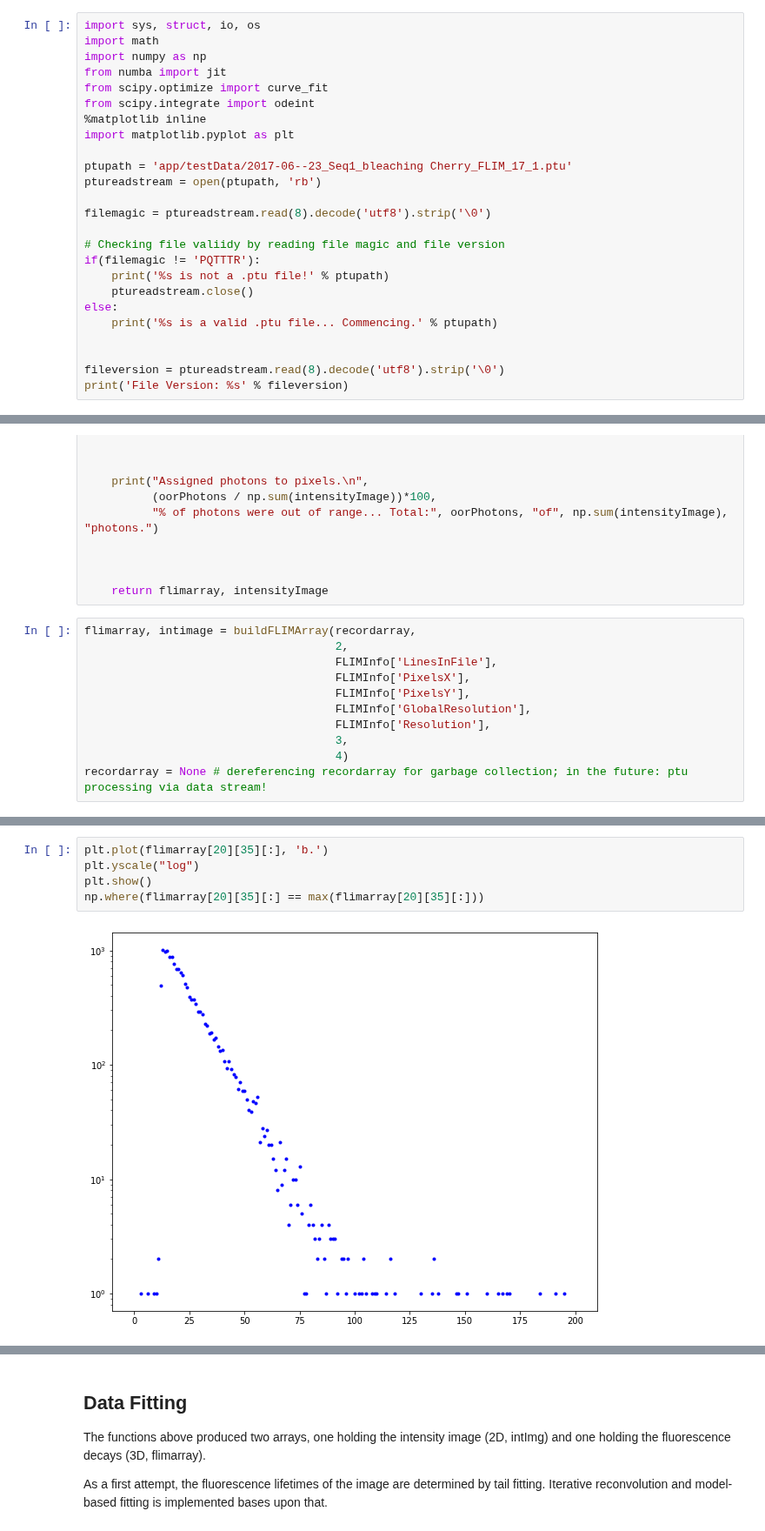
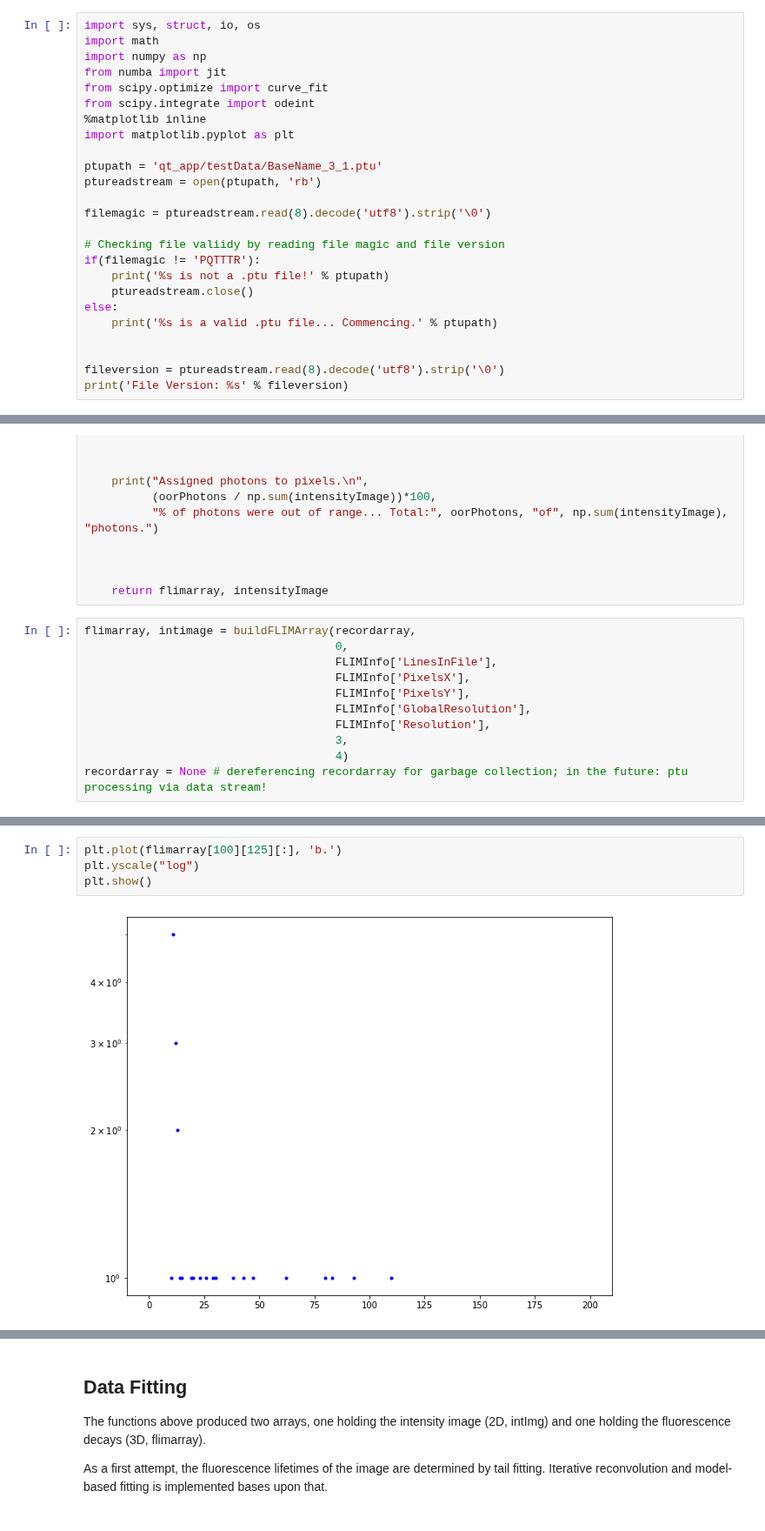
Before and after one commit to Tomkaehst/PhasorFLIM, a Jupyter notebook: PicoQuant PTU Decoding and Fitting.ipynb, the cells around one changed output, grey strips where cells are left out. Shown at 87% size. Saved outputs shown, nothing was run; the diff lists cells and outputs as text.

```diff
--- a/PicoQuant PTU Decoding and Fitting.ipynb
+++ b/PicoQuant PTU Decoding and Fitting.ipynb
@@ -27,7 +27,7 @@ from scipy.integrate import odeint
 %matplotlib inline
 import matplotlib.pyplot as plt
 
-ptupath = 'app/testData/2017-06--23_Seq1_bleaching Cherry_FLIM_17_1.ptu'
+ptupath = 'qt_app/testData/BaseName_3_1.ptu'
 ptureadstream = open(ptupath, 'rb')
 
 filemagic = ptureadstream.read(8).decode('utf8').strip('\0')
@@ -474,7 +474,7 @@ def buildFLIMArray(recordarray, channel, linesinfile, pixelsx, pixelsy, globRes,
     return flimarray, intensityImage
 # %%
 flimarray, intimage = buildFLIMArray(recordarray,
-                                     2,
+                                     0,
                                      FLIMInfo['LinesInFile'],
                                      FLIMInfo['PixelsX'],
                                      FLIMInfo['PixelsY'],
@@ -495,7 +496,6 @@ plt.imshow(intimage, cmap = "gray")
 # %%
-plt.plot(flimarray[20][35][:], 'b.')
+plt.plot(flimarray[100][125][:], 'b.')
 plt.yscale("log")
 plt.show()
-np.where(flimarray[20][35][:] == max(flimarray[20][35][:]))
 # %% [output]
-[figure, old version]
+[figure, new version]
```
Also changed, not shown: parts of 17 cells of this notebook.
